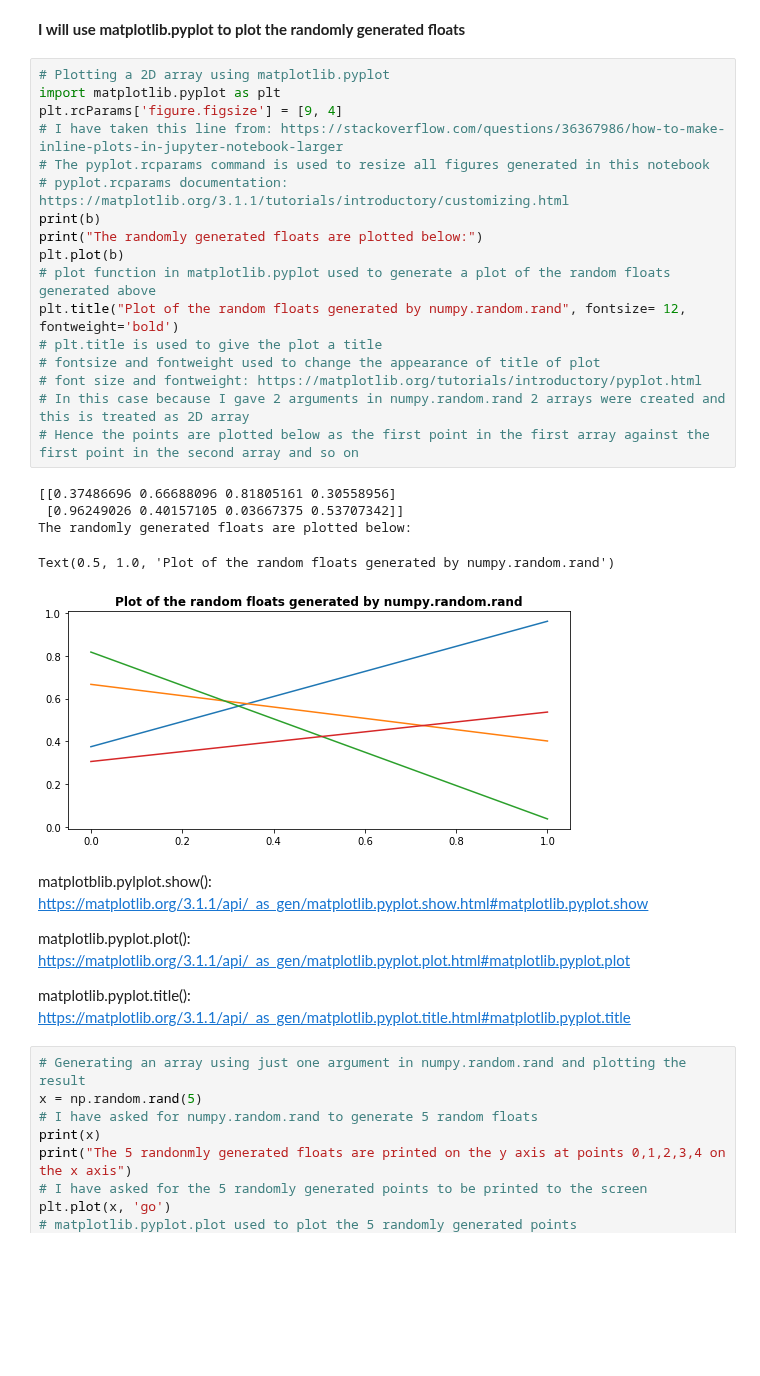
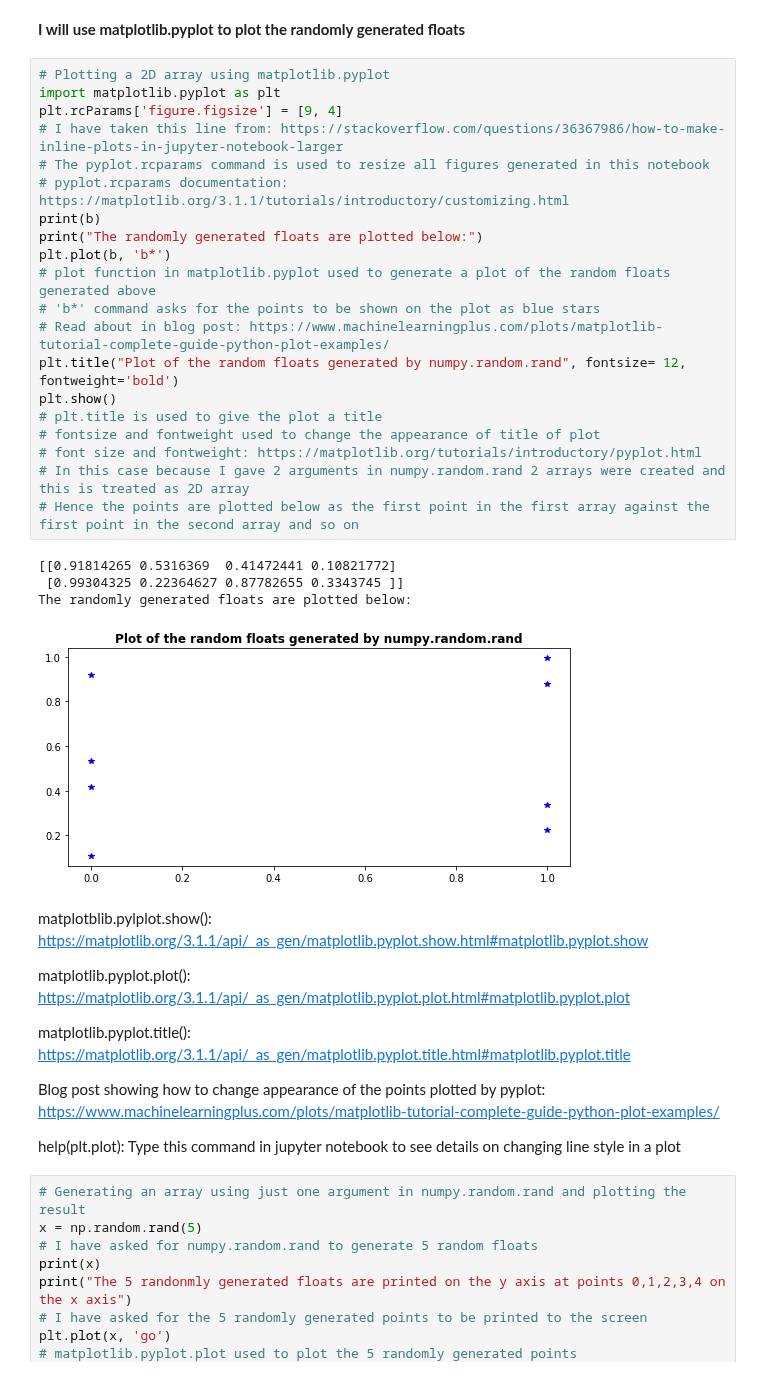
Before and after one commit to johndunne2019/numpy.random, a Jupyter notebook: numpy-random.ipynb, the cells around one changed output. Cells and saved outputs as stored; diff of their text form; blank space fills up the shorter version.

```diff
--- a/numpy-random.ipynb
+++ b/numpy-random.ipynb
@@ -174,32 +174,38 @@ In this case 2 arrays are generated containing 4 random floats in each
 # %%
 # Plotting a 2D array using matplotlib.pyplot
 import matplotlib.pyplot as plt
 plt.rcParams['figure.figsize'] = [9, 4]
 # I have taken this line from: https://stackoverflow.com/questions/36367986/how-to-make-inline-plots-in-jupyter-notebook-larger
 # The pyplot.rcparams command is used to resize all figures generated in this notebook
 # pyplot.rcparams documentation: https://matplotlib.org/3.1.1/tutorials/introductory/customizing.html
 print(b)
 print("The randomly generated floats are plotted below:")
-plt.plot(b)
+plt.plot(b, 'b*')
 # plot function in matplotlib.pyplot used to generate a plot of the random floats generated above
+# 'b*' command asks for the points to be shown on the plot as blue stars
+# Read about in blog post: https://www.machinelearningplus.com/plots/matplotlib-tutorial-complete-guide-python-plot-examples/
 plt.title("Plot of the random floats generated by numpy.random.rand", fontsize= 12, fontweight='bold')
+plt.show()
 # plt.title is used to give the plot a title
 # fontsize and fontweight used to change the appearance of title of plot
 # font size and fontweight: https://matplotlib.org/tutorials/introductory/pyplot.html
 # In this case because I gave 2 arguments in numpy.random.rand 2 arrays were created and this is treated as 2D array
 # Hence the points are plotted below as the first point in the first array against the first point in the second array and so on
 # %% [output]
-[[0.37486696 0.66688096 0.81805161 0.30558956]
- [0.96249026 0.40157105 0.03667375 0.53707342]]
+[[0.91814265 0.5316369  0.41472441 0.10821772]
+ [0.99304325 0.22364627 0.87782655 0.3343745 ]]
 The randomly generated floats are plotted below:
-Text(0.5, 1.0, 'Plot of the random floats generated by numpy.random.rand')
-[figure, old version]
+[figure, new version]
 # %% [markdown]
 matplotblib.pylplot.show(): https://matplotlib.org/3.1.1/api/_as_gen/matplotlib.pyplot.show.html#matplotlib.pyplot.show
 
 matplotlib.pyplot.plot(): https://matplotlib.org/3.1.1/api/_as_gen/matplotlib.pyplot.plot.html#matplotlib.pyplot.plot
 
 matplotlib.pyplot.title(): https://matplotlib.org/3.1.1/api/_as_gen/matplotlib.pyplot.title.html#matplotlib.pyplot.title
+
+Blog post showing how to change appearance of the points plotted by pyplot: https://www.machinelearningplus.com/plots/matplotlib-tutorial-complete-guide-python-plot-examples/
+
+help(plt.plot): Type this command in jupyter notebook to see details on changing line style in a plot
 # %%
 # Generating an array using just one argument in numpy.random.rand and plotting the result
 x = np.random.rand(5)
```
Also changed, not shown: parts of 10 cells of this notebook.
